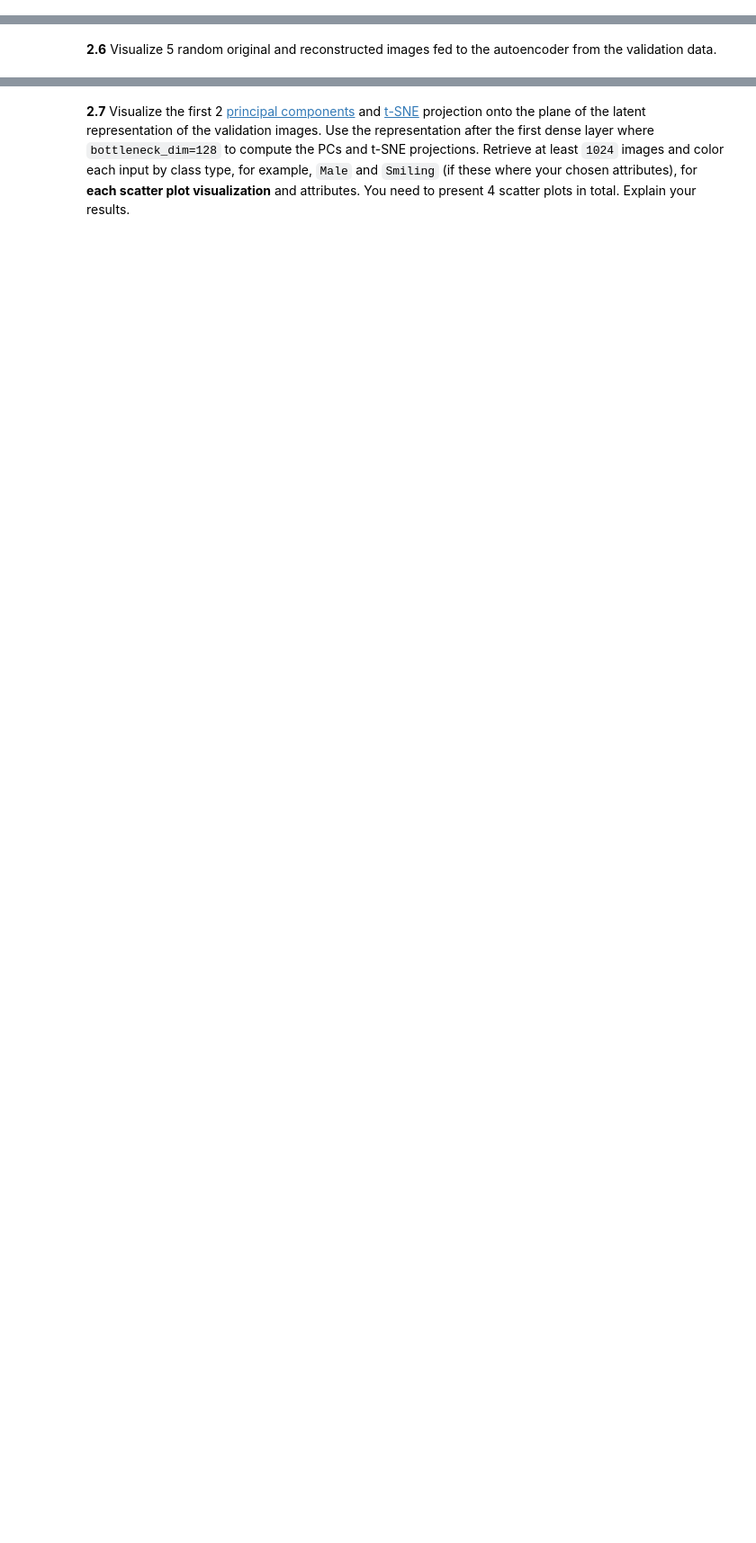
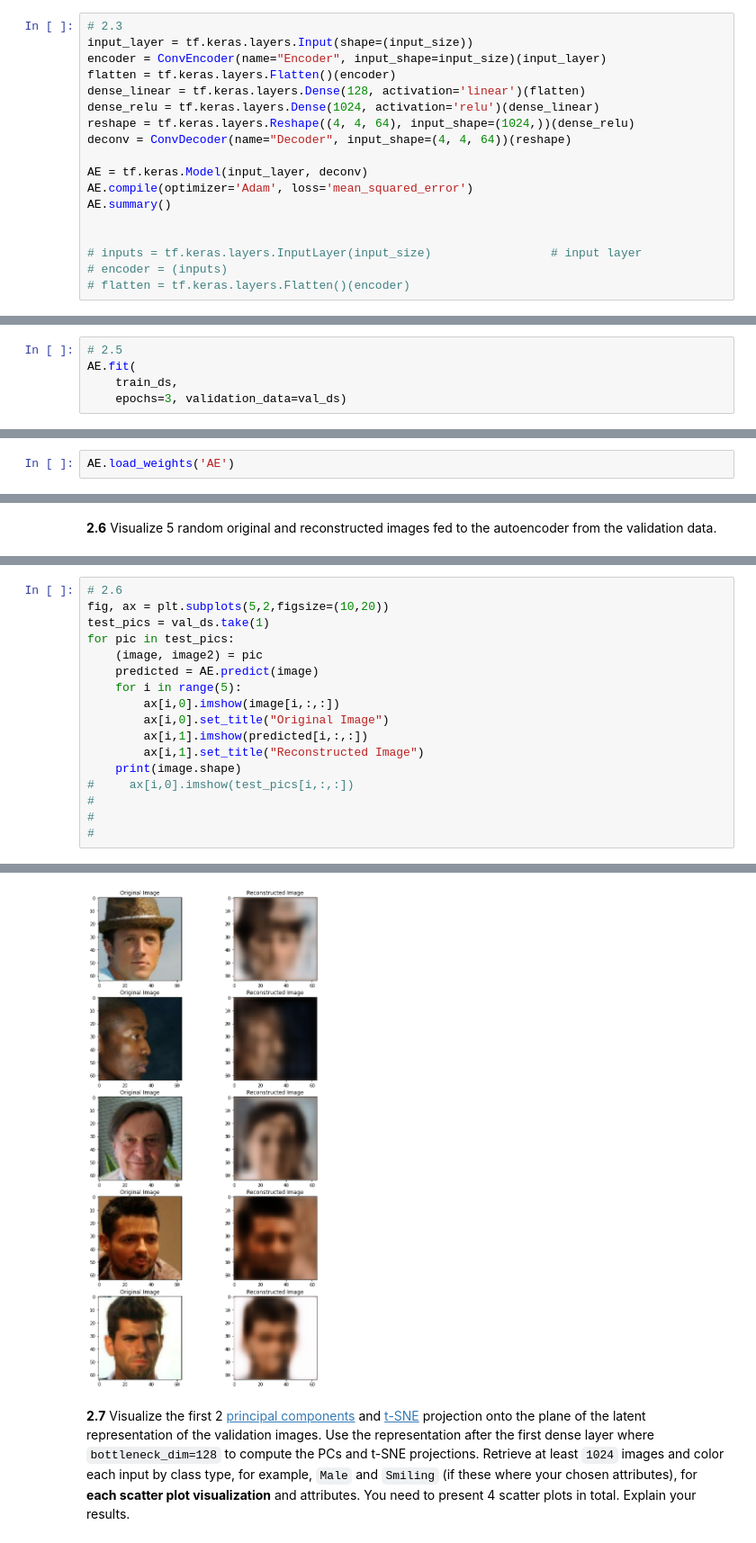
Before and after one commit to simonwarchol/2020-CS109B, a Jupyter notebook: content/homeworks/hw07/notebook/cs109b_hw7.ipynb, the cells around one changed output, grey strips where cells are left out. Shown at 90% size. Drawn from its saved outputs; the diff is of its cells as text; blank space fills up the shorter version.

```diff
--- a/content/homeworks/hw07/notebook/cs109b_hw7.ipynb
+++ b/content/homeworks/hw07/notebook/cs109b_hw7.ipynb
@@ -288,0 +355,18 @@ class ConvDecoder(layers.Layer):
+# %%
+# 2.3
+input_layer = tf.keras.layers.Input(shape=(input_size))
+encoder = ConvEncoder(name="Encoder", input_shape=input_size)(input_layer)
+flatten = tf.keras.layers.Flatten()(encoder)
+dense_linear = tf.keras.layers.Dense(128, activation='linear')(flatten)
+dense_relu = tf.keras.layers.Dense(1024, activation='relu')(dense_linear)
+reshape = tf.keras.layers.Reshape((4, 4, 64), input_shape=(1024,))(dense_relu)
+deconv = ConvDecoder(name="Decoder", input_shape=(4, 4, 64))(reshape)
+
+AE = tf.keras.Model(input_layer, deconv)
+AE.compile(optimizer='Adam', loss='mean_squared_error')
+AE.summary()
+
+
+# inputs = tf.keras.layers.InputLayer(input_size)                 # input layer
+# encoder = (inputs)
+# flatten = tf.keras.layers.Flatten()(encoder)
@@ -297,0 +399,5 @@ class ConvDecoder(layers.Layer):
+# %%
+# 2.5
+AE.fit(
+    train_ds,
+    epochs=3, validation_data=val_ds)
@@ -297,0 +410,2 @@ class ConvDecoder(layers.Layer):
+# %%
+AE.load_weights('AE')
@@ -302,0 +416,18 @@ class ConvDecoder(layers.Layer):
+# %%
+# 2.6
+fig, ax = plt.subplots(5,2,figsize=(10,20))
+test_pics = val_ds.take(1)
+for pic in test_pics:
+    (image, image2) = pic
+    predicted = AE.predict(image)
+    for i in range(5):
+        ax[i,0].imshow(image[i,:,:])
+        ax[i,0].set_title("Original Image")
+        ax[i,1].imshow(predicted[i,:,:])
+        ax[i,1].set_title("Reconstructed Image")
+    print(image.shape)
+#     ax[i,0].imshow(test_pics[i,:,:])
+#
+#
+#
+# %% [output]
@@ -303,2 +435,3 @@ class ConvDecoder(layers.Layer):
+[figure, added]
 # %% [markdown]
 **2.7** Visualize the first 2 [principal components](https://scikit-learn.org/stable/modules/generated/sklearn.decomposition.PCA.html) and [t-SNE](https://scikit-learn.org/stable/modules/generated/sklearn.manifold.TSNE.html) projection onto the plane of the latent representation of the validation images. Use the representation after the first dense layer where `bottleneck_dim=128` to compute the PCs and t-SNE projections. Retrieve at least `1024` images and color each input by class type, for example, `Male` and `Smiling` (if these where your chosen attributes), for **each scatter plot visualization** and attributes. You need to present 4 scatter plots in total. Explain your results.
```
Also changed, not shown: parts of 85 cells of this notebook, 16 other files.
